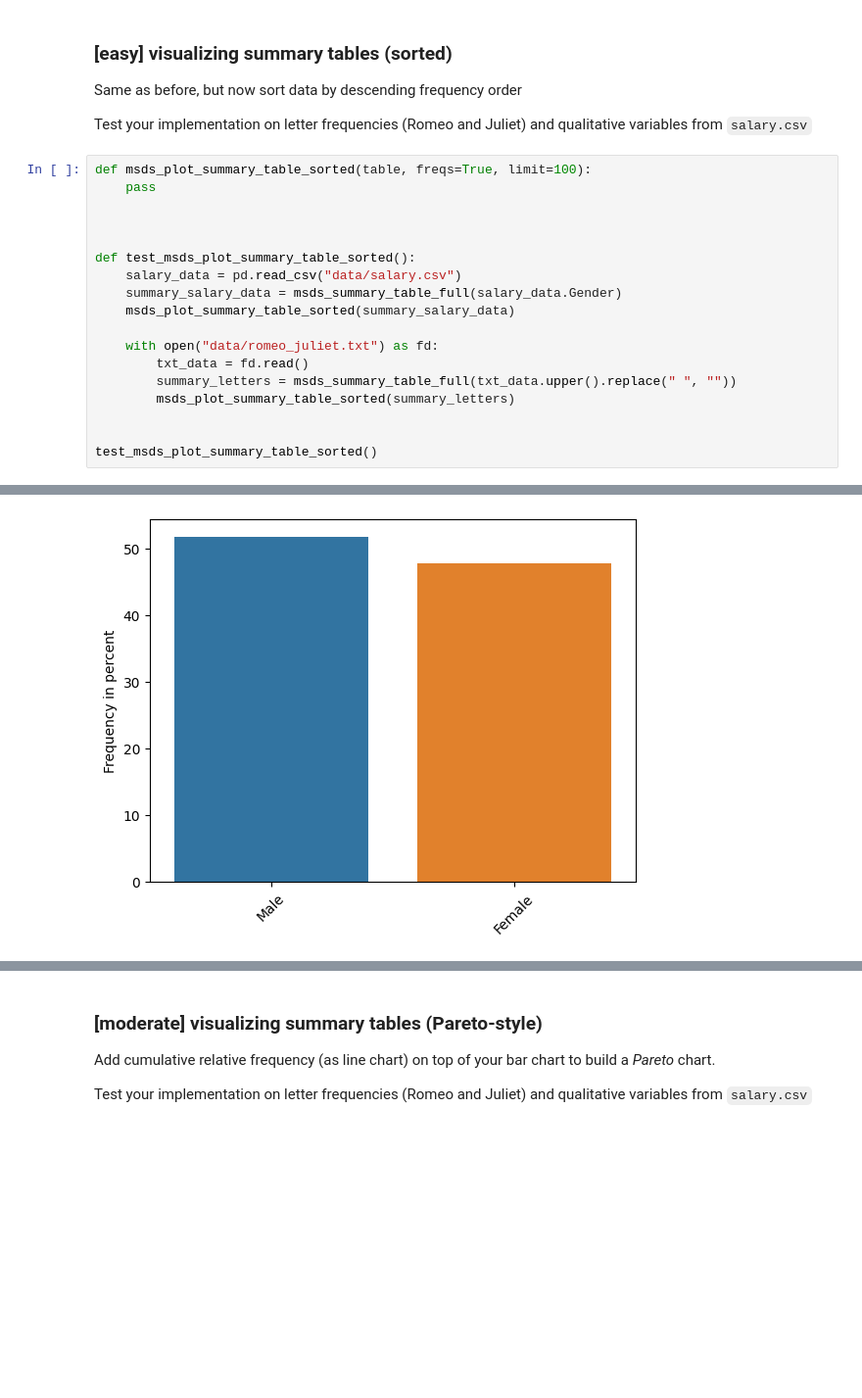
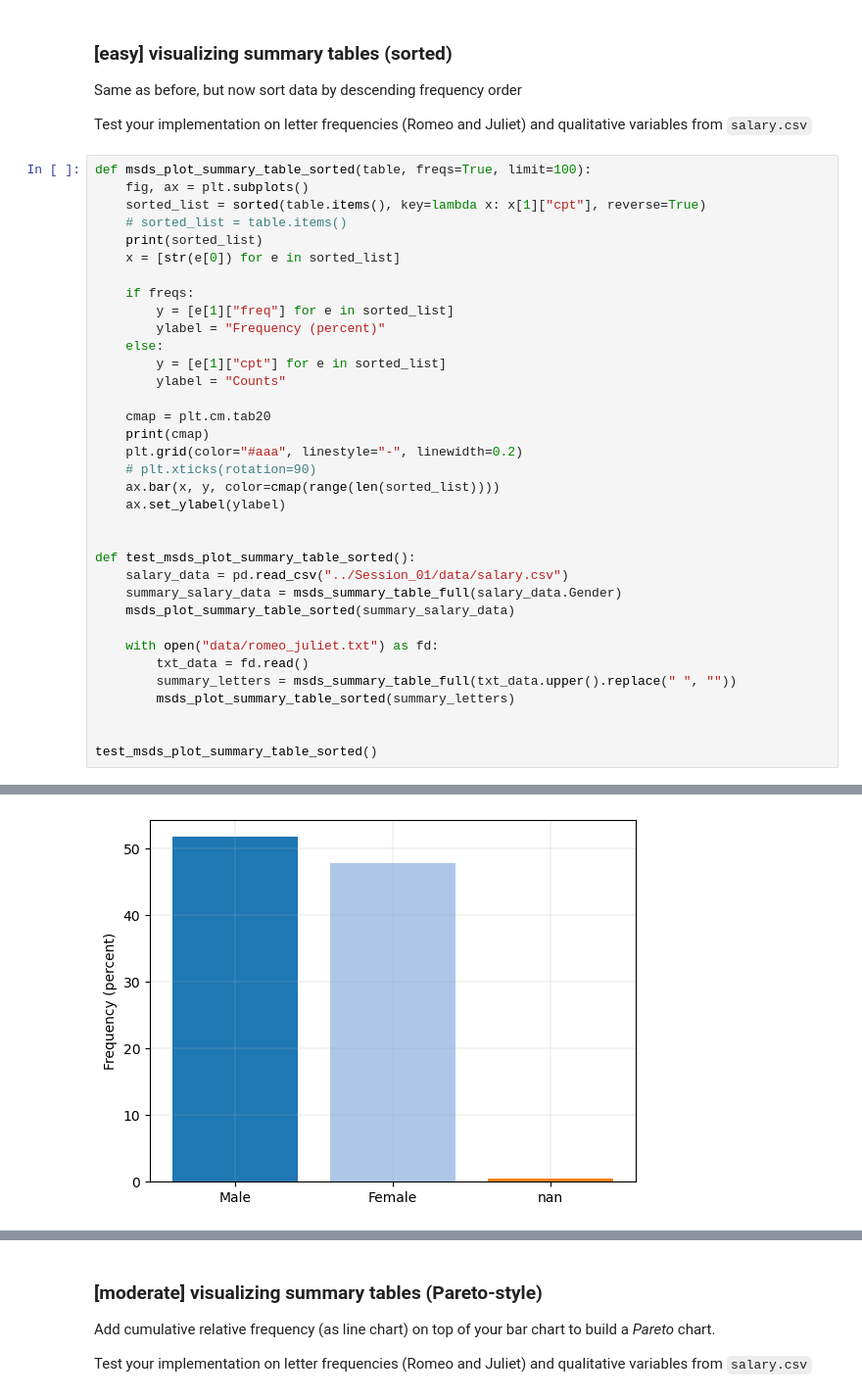
Before and after one commit to Fulin-ZHANG/EM-Lyon, a Jupyter notebook: Week2_Data_cleaning_analysis/Session_02/Session_02.ipynb, the cells around one changed output, grey strips where cells are left out. Shown at 98% size. Saved outputs shown, nothing was run; the diff lists cells and outputs as text; blank space fills up the shorter version.

```diff
--- a/Week2_Data_cleaning_analysis/Session_02/Session_02.ipynb
+++ b/Week2_Data_cleaning_analysis/Session_02/Session_02.ipynb
@@ -264,12 +283,29 @@ Same as before, but now sort data by descending frequency order
 Test your implementation on letter frequencies (Romeo and Juliet) and qualitative variables from `salary.csv`
 # %%
 def msds_plot_summary_table_sorted(table, freqs=True, limit=100):
-    pass
+    fig, ax = plt.subplots()
+    sorted_list = sorted(table.items(), key=lambda x: x[1]["cpt"], reverse=True)
+    # sorted_list = table.items()
+    print(sorted_list)
+    x = [str(e[0]) for e in sorted_list]
 
+    if freqs:
+        y = [e[1]["freq"] for e in sorted_list]
+        ylabel = "Frequency (percent)"
+    else:
+        y = [e[1]["cpt"] for e in sorted_list]
+        ylabel = "Counts"
+
+    cmap = plt.cm.tab20
+    print(cmap)
+    plt.grid(color="#aaa", linestyle="-", linewidth=0.2)
+    # plt.xticks(rotation=90)
+    ax.bar(x, y, color=cmap(range(len(sorted_list))))
+    ax.set_ylabel(ylabel)
 
 
 def test_msds_plot_summary_table_sorted():
-    salary_data = pd.read_csv("data/salary.csv")
+    salary_data = pd.read_csv("../Session_01/data/salary.csv")
     summary_salary_data = msds_summary_table_full(salary_data.Gender)
     msds_plot_summary_table_sorted(summary_salary_data)
 
@@ -284 +326 @@ test_msds_plot_summary_table_sorted()
-[figure, old version]
+[figure, new version]
```
Also changed, not shown: parts of 3 cells of this notebook.
